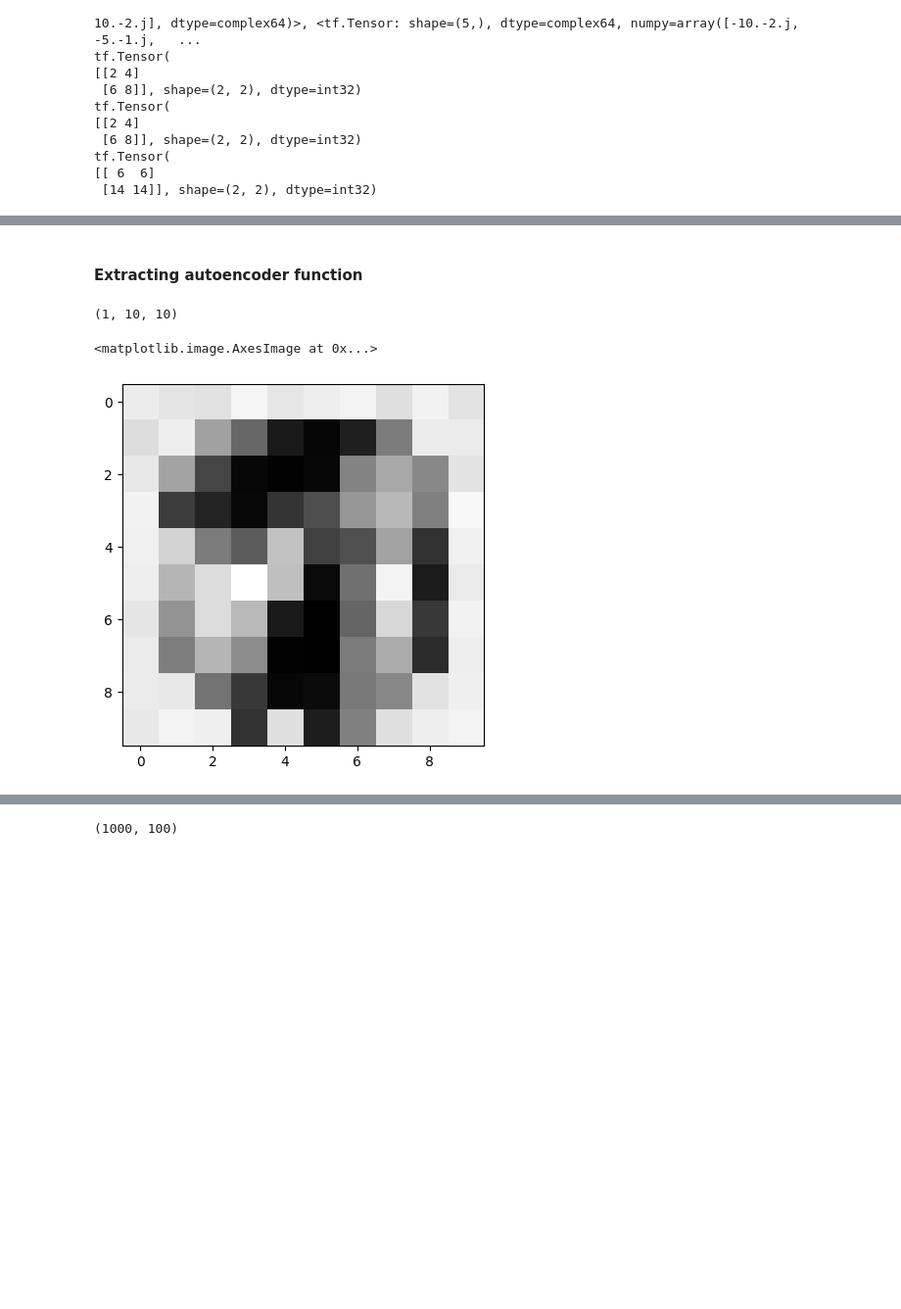
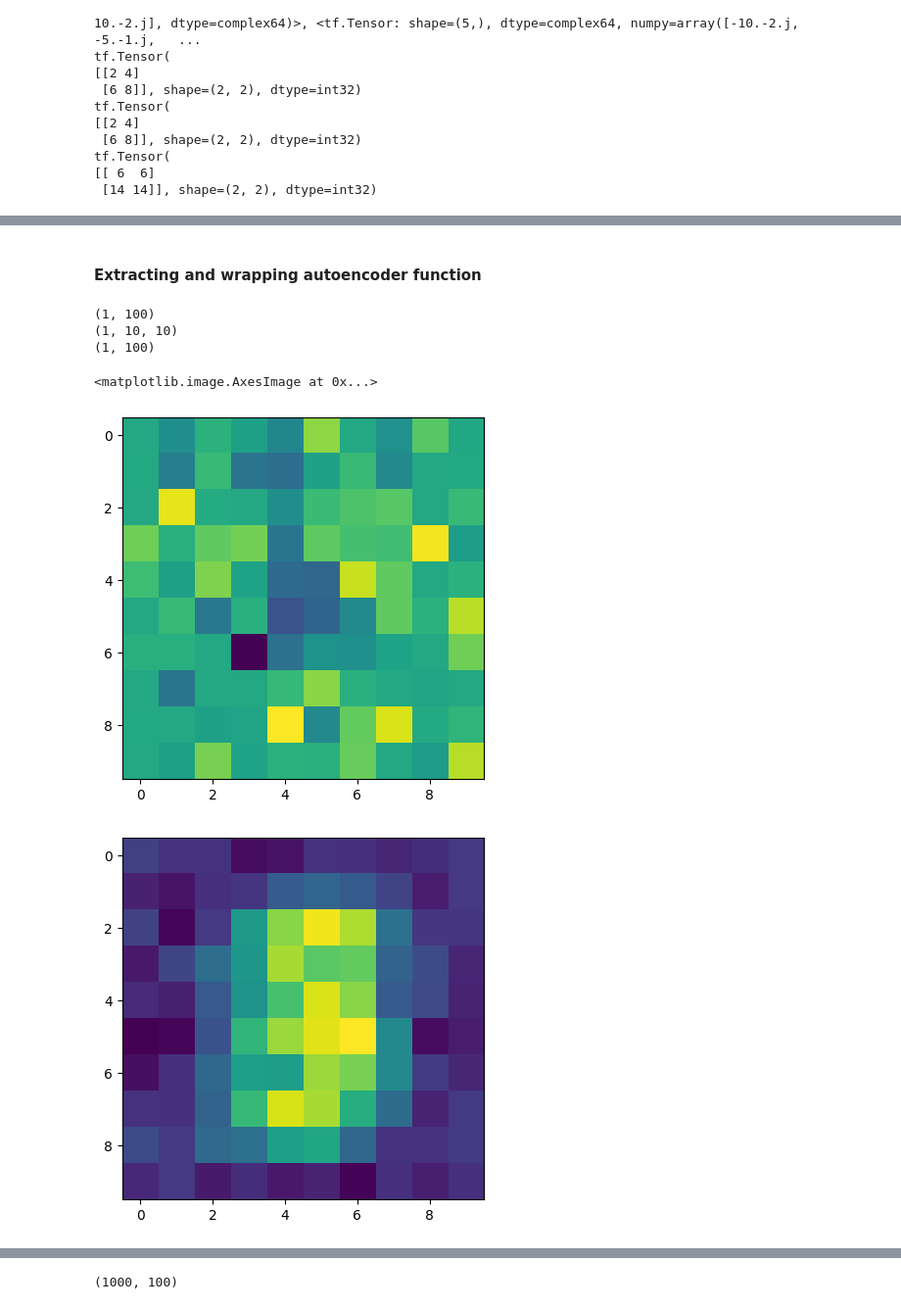
Before and after one commit to Ava99999/signal-thesis, a Jupyter notebook: complex autoencoder/main_autocomplex.ipynb, the cells around one changed output, grey strips where cells are left out. Shown at 98% size. Saved outputs shown, nothing was run; the diff lists cells and outputs as text; code cells hidden in the pictures; blank space fills up the shorter version.

Commit message:
wrap decoder and its jacobian in numpy functions
tested and integrated with linear operators, still need to be tested together with operator A

```diff
--- a/complex autoencoder/main_autocomplex.ipynb
+++ b/complex autoencoder/main_autocomplex.ipynb
@@ -439,9 +371,0 @@ print(shape)
-# %%
-autoencoder.compile(optimizer='adam', loss=losses.MeanSquaredError()) # configuration of the model for training, adam is a stochastic gradient method that estimates moments
-autoencoder.fit(x_train_cx_small, x_train_cx_small,
-                epochs=10, # number of times the entire training dataset is run through the model
-                shuffle=True, # shuffles the data set before each training epoch
-                validation_data=(x_test_cx_small, x_test_cx_small)) # validation at the end of each epoch
-                # batch size is 32 by default
-
-autoencoder.summary()
@@ -525,14 +372,36 @@ Model: "autoencoder"
 # %% [markdown]
-#### Extracting autoencoder function
+#### Extracting and wrapping autoencoder function
 # %%
 # random input looks like this
 z_random = np.random.normal(size=(1,10))
-test_z = autoencoder.decoder(z_random) #test_z is a tf
+test_z = decoder(z_random) #test_z is a tf
 print(test_z.shape)
 
+show_z = tf.reshape(test_z, (1,10,10))
+print(show_z.shape)
+
+im_z = tf.math.imag(show_z)
+
 plt.figure()
-plt.imshow(test_z[0])
+plt.imshow(im_z[0])
+
+# an encoded digit looks like this
+x_testing = tf.reshape(x_train_cx_small[0], [1,-1])
+print(x_testing.shape)
+y = encoder(x_testing)
+
+x_recon = decoder(y)
+im_x = tf.math.imag(tf.reshape(x_recon, (1,10,10)))
+
+plt.figure()
+plt.imshow(im_x[0])
+
+plt.figure()
+plt.imshow(tf.math.imag(tf.reshape(x_testing, (1,10,10)))[0])
 # %% [output]
+(1, 100)
 (1, 10, 10)
+(1, 100)
 <matplotlib.image.AxesImage at 0x...>
-[figure, old version]
+[figure, new version]
+[figure, added]
```
Also changed, not shown: parts of 17 cells of this notebook, 1 other file.
